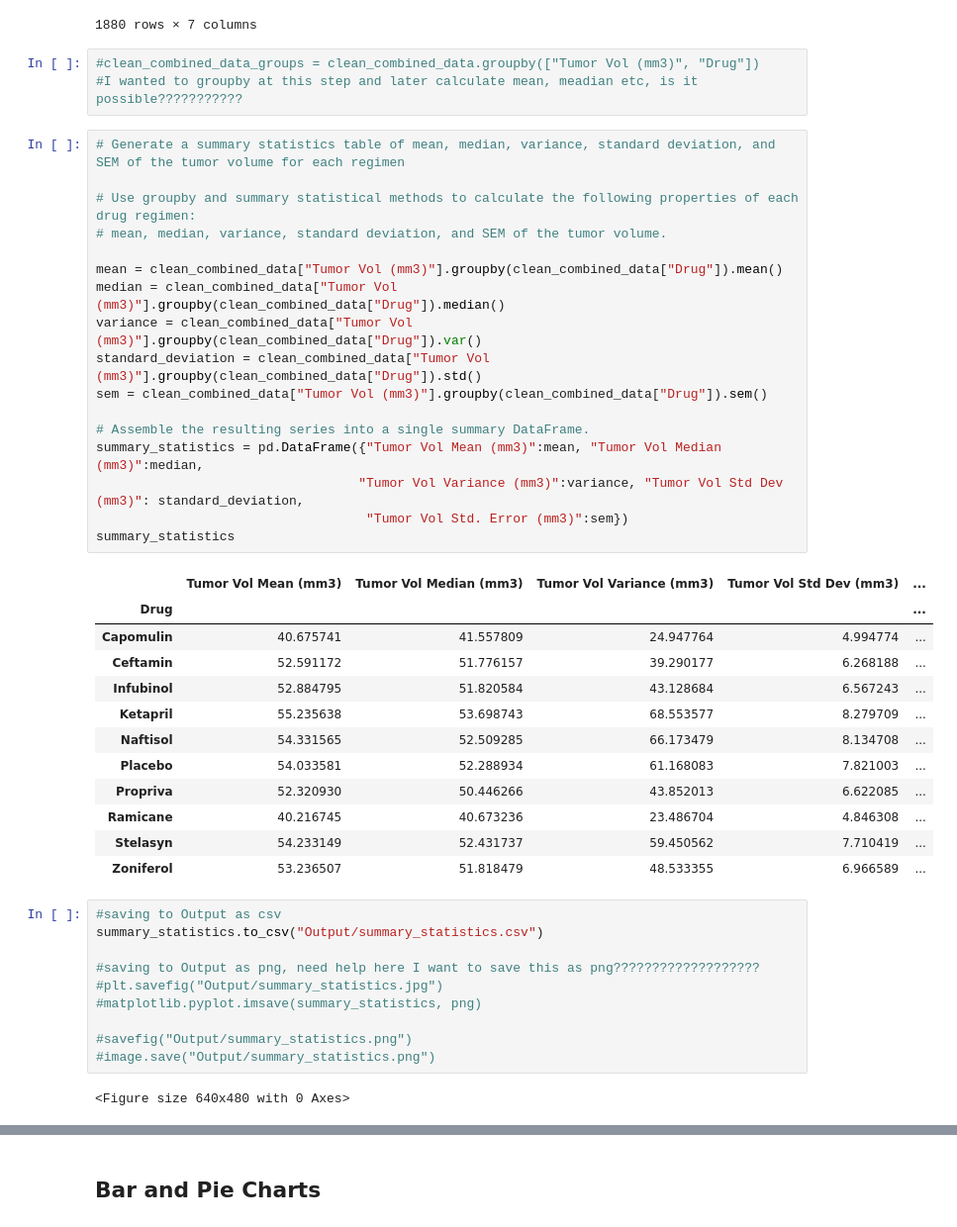
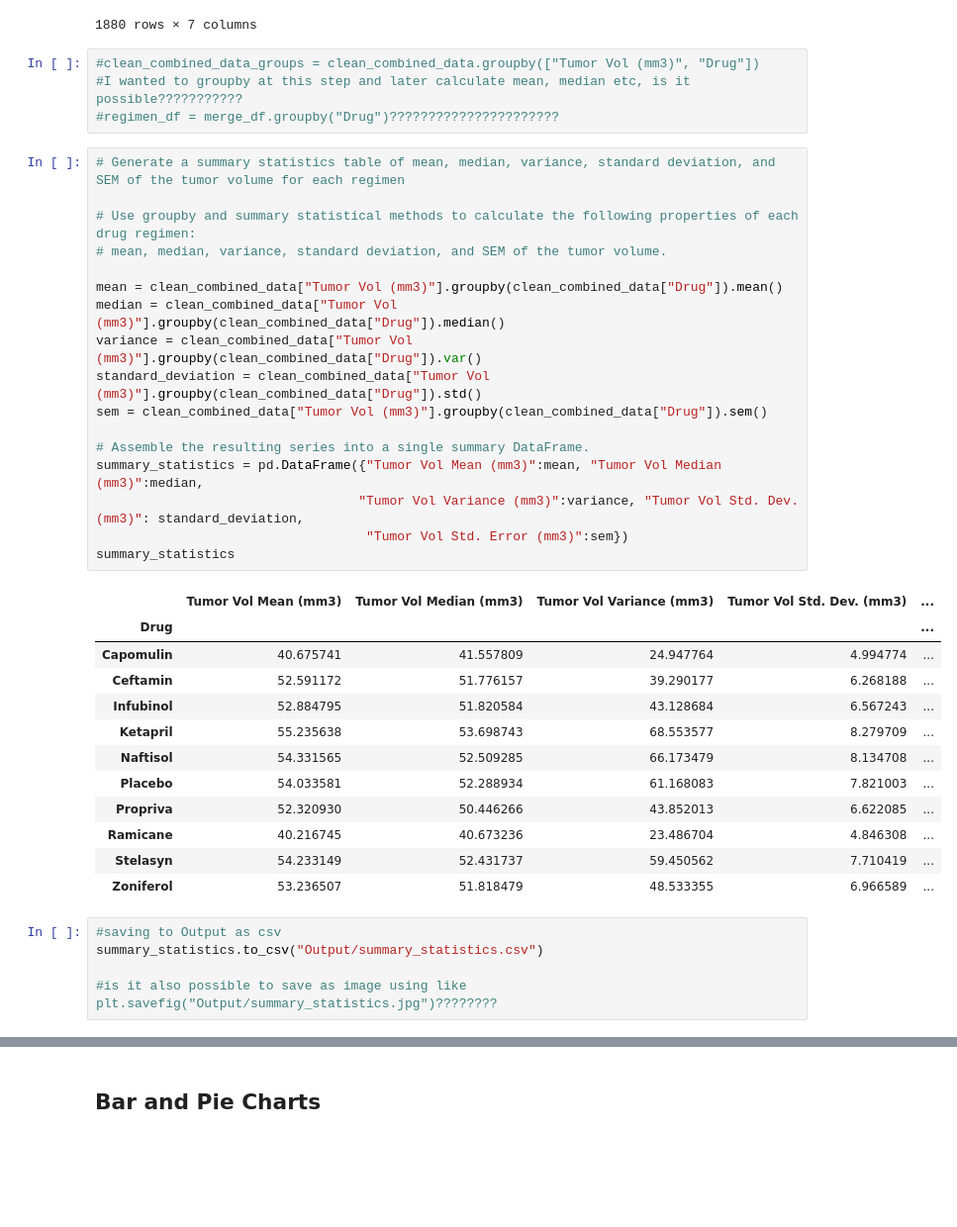
Before and after one commit to YargKlnc/Data-Visualization, a Jupyter notebook: pymaceuticals_by_YK.ipynb, the cells around one changed output, grey strips where cells are left out. Shown at 99% size. Cells and saved outputs as stored; diff of their text form; blank space fills up the shorter version.

```diff
--- a/pymaceuticals_by_YK.ipynb
+++ b/pymaceuticals_by_YK.ipynb
@@ -210,26 +212,27 @@ clean_combined_data
 1880 rows × 7 columns
 # %%
 #clean_combined_data_groups = clean_combined_data.groupby(["Tumor Vol (mm3)", "Drug"])
-#I wanted to groupby at this step and later calculate mean, meadian etc, is it possible???????????
+#I wanted to groupby at this step and later calculate mean, median etc, is it possible???????????
+#regimen_df = merge_df.groupby("Drug")??????????????????????
 # %%
 # Generate a summary statistics table of mean, median, variance, standard deviation, and SEM of the tumor volume for each regimen
 
 # Use groupby and summary statistical methods to calculate the following properties of each drug regimen:
 # mean, median, variance, standard deviation, and SEM of the tumor volume.
 
 mean = clean_combined_data["Tumor Vol (mm3)"].groupby(clean_combined_data["Drug"]).mean()
 median = clean_combined_data["Tumor Vol (mm3)"].groupby(clean_combined_data["Drug"]).median()
 variance = clean_combined_data["Tumor Vol (mm3)"].groupby(clean_combined_data["Drug"]).var()
 standard_deviation = clean_combined_data["Tumor Vol (mm3)"].groupby(clean_combined_data["Drug"]).std()
 sem = clean_combined_data["Tumor Vol (mm3)"].groupby(clean_combined_data["Drug"]).sem()
 
 # Assemble the resulting series into a single summary DataFrame.
 summary_statistics = pd.DataFrame({"Tumor Vol Mean (mm3)":mean, "Tumor Vol Median (mm3)":median,
-                                  "Tumor Vol Variance (mm3)":variance, "Tumor Vol Std Dev (mm3)": standard_deviation,
+                                  "Tumor Vol Variance (mm3)":variance, "Tumor Vol Std. Dev. (mm3)": standard_deviation,
                                    "Tumor Vol Std. Error (mm3)":sem})
 summary_statistics
 # %% [output]
-|  | Tumor Vol Mean (mm3) | Tumor Vol Median (mm3) | Tumor Vol Variance (mm3) | Tumor Vol Std Dev (mm3) | ... |
+|  | Tumor Vol Mean (mm3) | Tumor Vol Median (mm3) | Tumor Vol Variance (mm3) | Tumor Vol Std. Dev. (mm3) | ... |
 | Drug |  |  |  |  | ... |
 | Capomulin | 40.675741 | 41.557809 | 24.947764 | 4.994774 | ... |
 | Ceftamin | 52.591172 | 51.776157 | 39.290177 | 6.268188 | ... |
@@ -245,14 +248,7 @@ summary_statistics
 #saving to Output as csv
 summary_statistics.to_csv("Output/summary_statistics.csv")
 
-#saving to Output as png, need help here I want to save this as png???????????????????
-#plt.savefig("Output/summary_statistics.jpg")
-#matplotlib.pyplot.imsave(summary_statistics, png)
-
-#savefig("Output/summary_statistics.png")
-#image.save("Output/summary_statistics.png")
+#is it also possible to save as image using like plt.savefig("Output/summary_statistics.jpg")????????
-# %% [output]
-<Figure size 640x480 with 0 Axes>
 # %%
 # A more advanced method to generate a summary statistics table of mean, median, variance, standard deviation,
 # and SEM of the tumor volume for each regimen (only one method is required in the solution)
```
Also changed, not shown: parts of 6 cells of this notebook, 2 other files.
